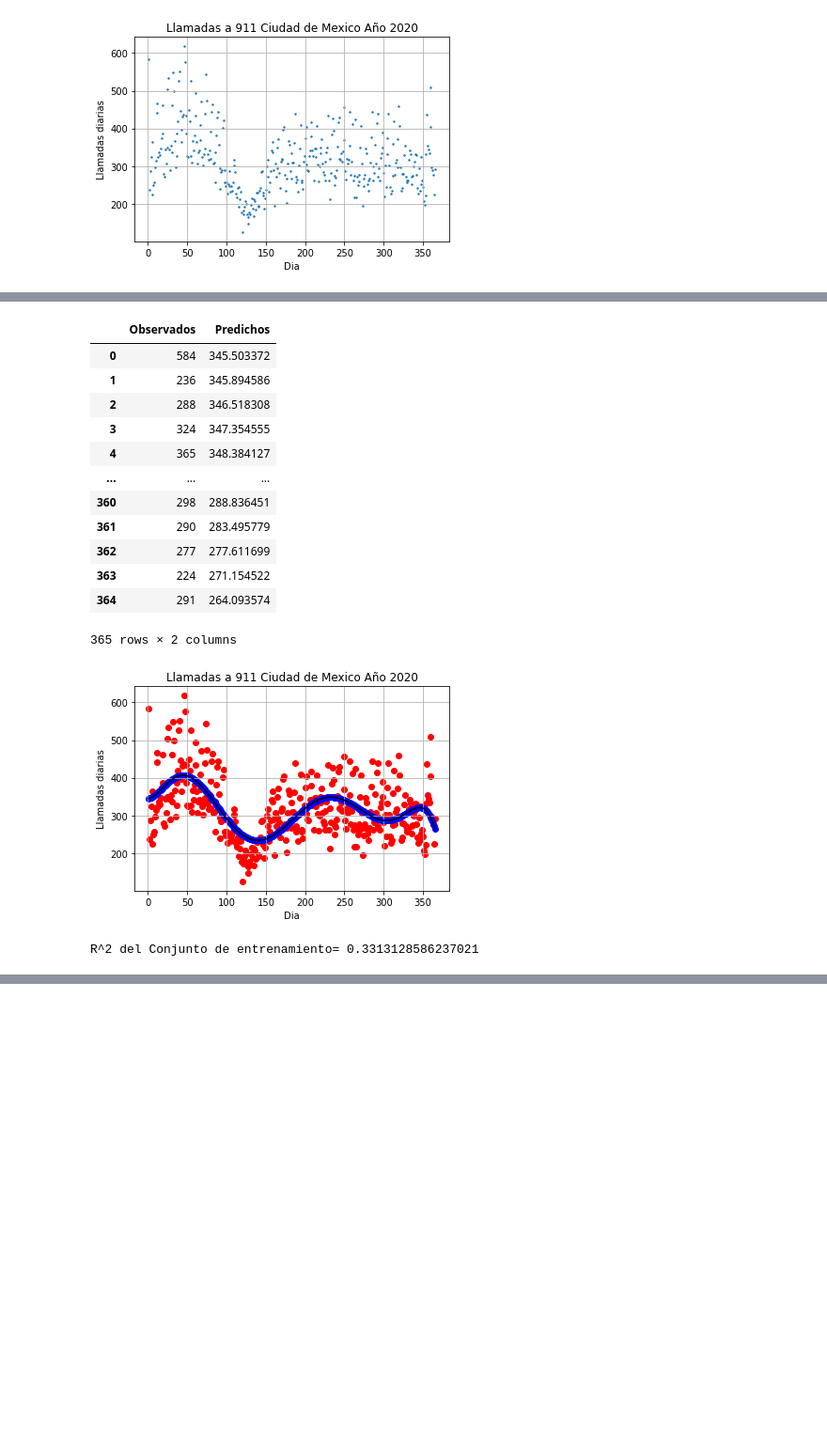
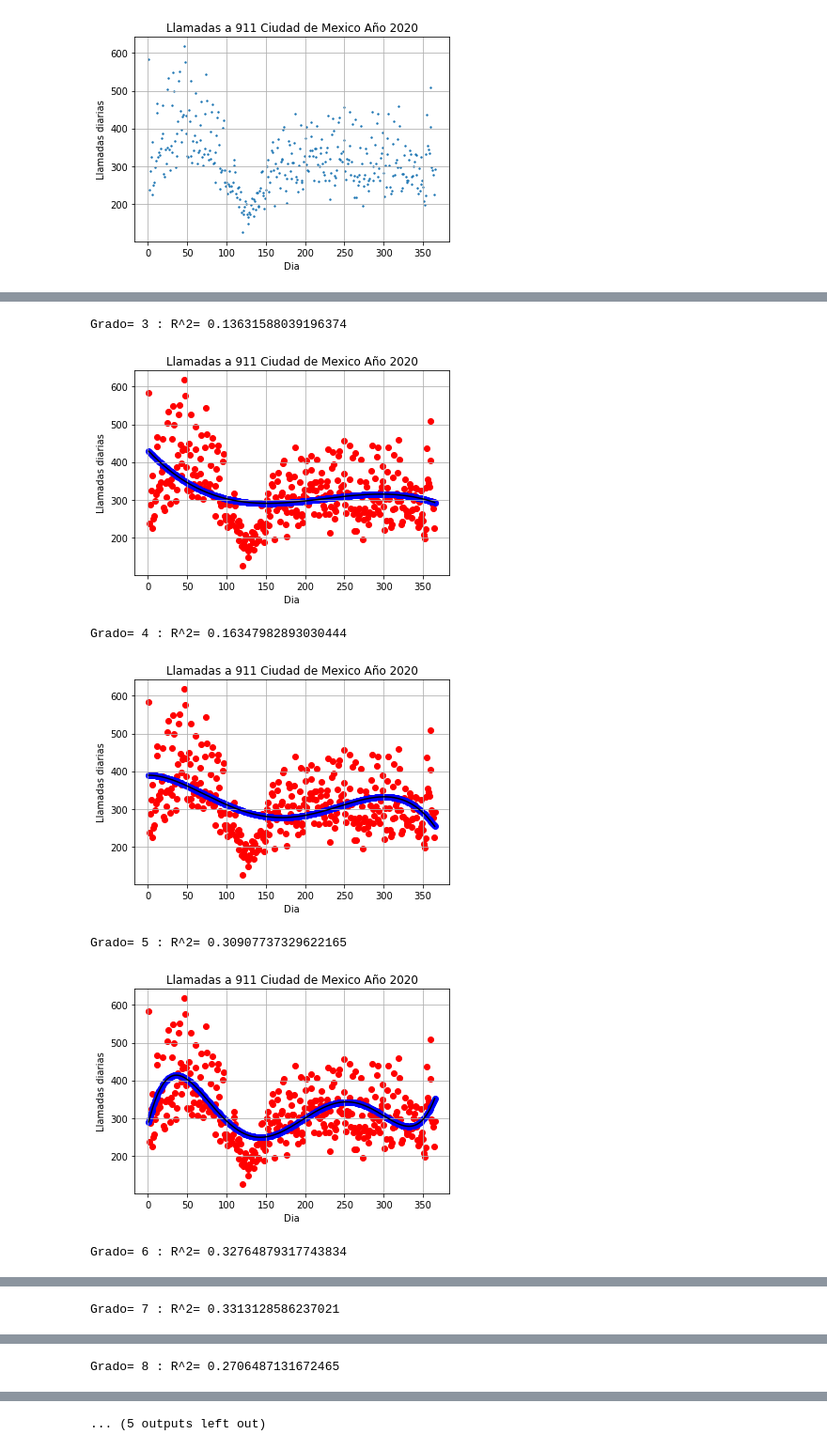
Before and after one commit to CarlosBrys/Llamadas-911-Agresion-Personas, a Jupyter notebook: 911DelitosRegresionPolinomica.ipynb, the cells around one changed output, grey strips where cells are left out. Shown at 94% size. Cells and saved outputs as stored; diff of their text form; code cells hidden in the pictures; blank space fills up the shorter version.

```diff
--- a/911DelitosRegresionPolinomica.ipynb
+++ b/911DelitosRegresionPolinomica.ipynb
@@ -18,5 +11,4 @@ Saving AgresionPersonas.csv to AgresionPersonas (1).csv
 # %%
-DatosEntrenamiento = pd.read_csv('AgresionPersonas (1).csv')
-print(DatosEntrenamiento.shape)
+DatosEntrenamiento = pd.read_csv('https://raw.githubusercontent.com/CarlosBrys/Llamadas-911-Agresion-Personas/main/datos/AgresionPersonas.csv')
 print(DatosEntrenamiento.head(10))
 # %% [output]
@@ -47,10 +37,3 @@ plt.scatter(X, y, s=2) # Datos observados
 plt.show()
 # %% [output]
 [figure]
-# %%
-from sklearn.preprocessing import PolynomialFeatures
-from sklearn.linear_model import LinearRegression
-poly_reg = PolynomialFeatures(degree = 7)
-X_poly = poly_reg.fit_transform(X)
-lin_reg = LinearRegression()
-lin_reg.fit(X_poly, y)
@@ -61,35 +40,38 @@ y_pred = lin_reg.predict(X_poly)
-# %%
-df = pd.DataFrame({'Observados':y, 'Predichos':y_pred})
-df
-# %% [output]
-|  | Observados | Predichos |
-| 0 | 584 | 345.503372 |
-| 1 | 236 | 345.894586 |
-| 2 | 288 | 346.518308 |
-| 3 | 324 | 347.354555 |
-| 4 | 365 | 348.384127 |
-| ... | ... | ... |
-| 360 | 298 | 288.836451 |
-| 361 | 290 | 283.495779 |
-| 362 | 277 | 277.611699 |
-| 363 | 224 | 271.154522 |
-| 364 | 291 | 264.093574 |
-365 rows × 2 columns
 # %%
-X_grid = np.arange(min(X), max(X), 0.1)
-X_grid = X_grid.reshape((len(X_grid), 1))
-plt.scatter(X, y, color = 'red')
-plt.scatter(X, y_pred, color = 'blue')
-plt.plot(X_grid, lin_reg.predict(poly_reg.fit_transform(X_grid)), color = 'black')
-plt.title("Llamadas a 911 Ciudad de Mexico Año 2020")
-plt.ylabel('Llamadas diarias')
-plt.xlabel('Dia')
-plt.grid()
-plt.show()
+# Se prueban polinomios de grado 3 al 10
 
-#Calcular el valor de R-cuadrado para el conjunto de entrenamiento
-ValorR2E = r2_score(y,y_pred)
-print("R^2 del Conjunto de entrenamiento=", ValorR2E)
+from sklearn.preprocessing import PolynomialFeatures
+from sklearn.linear_model import LinearRegression
+soluciones = np.zeros(16)
+soluciones.shape = (8,2)
+
+for i in range(3, 11):
+  poly_reg = PolynomialFeatures(degree = i)
+  X_poly = poly_reg.fit_transform(X)
+  lin_reg = LinearRegression()
+  lin_reg.fit(X_poly, y)
+  y_pred = lin_reg.predict(X_poly)
+  ValorR2E = r2_score(y,y_pred)
+  soluciones[i-3,0] = i
+  soluciones[i-3,1] = ValorR2E
+  print("Grado=", i, ": R^2=", ValorR2E)
+  X_grid = np.arange(min(X), max(X), 0.1)
+  X_grid = X_grid.reshape((len(X_grid), 1))
+  plt.scatter(X, y, color = 'red')
+  plt.scatter(X, y_pred, color = 'blue')
+  plt.plot(X_grid, lin_reg.predict(poly_reg.fit_transform(X_grid)), color = 'black')
+  plt.title("Llamadas a 911 Ciudad de Mexico Año 2020")
+  plt.ylabel('Llamadas diarias')
+  plt.xlabel('Dia')
+  plt.grid()
+  plt.show()
+
+soluciones
 # %% [output]
+Grado= 3 : R^2= 0.13631588039196374
-[figure, old version]
+[figure, new version]
-R^2 del Conjunto de entrenamiento= 0.3313128586237021
+Grado= 4 : R^2= 0.16347982893030444
+[figure, added]
+Grado= 5 : R^2= 0.30907737329622165
+[figure, added]
+Grado= 6 : R^2= 0.32764879317743834
@@ -95,0 +79 @@ R^2 del Conjunto de entrenamiento= 0.3313128586237021
+Grado= 7 : R^2= 0.3313128586237021
@@ -95,0 +81 @@ R^2 del Conjunto de entrenamiento= 0.3313128586237021
+Grado= 8 : R^2= 0.2706487131672465
@@ -95,0 +83 @@ R^2 del Conjunto de entrenamiento= 0.3313128586237021
+... (5 outputs left out)
```
Also changed, not shown: parts of 8 cells of this notebook.
